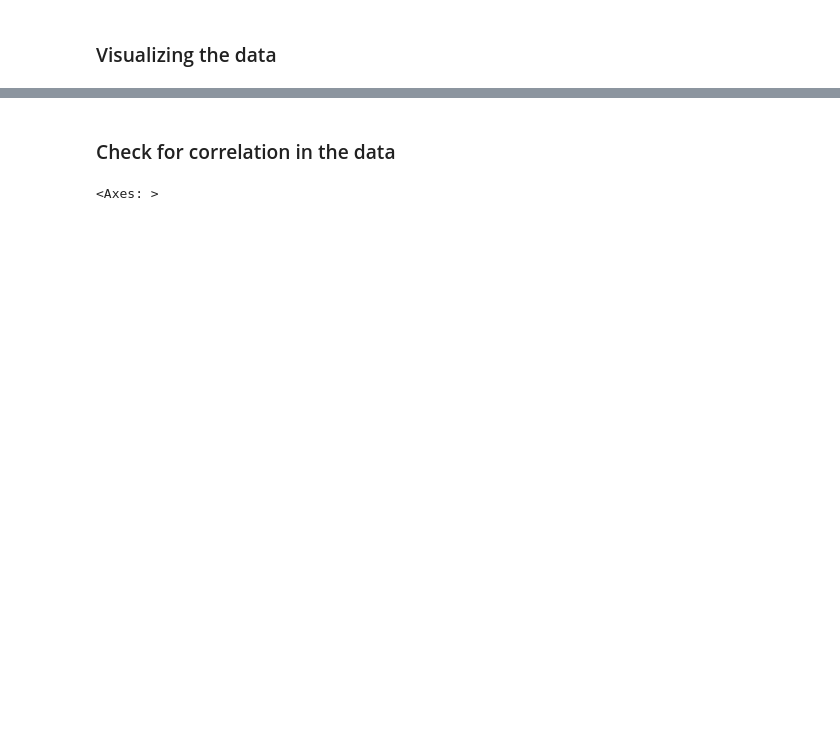
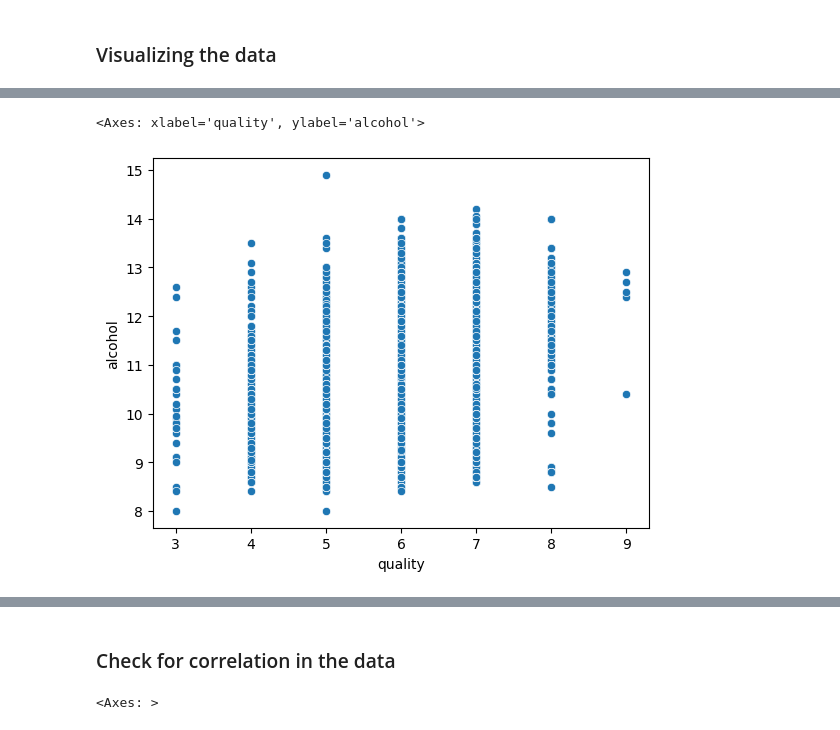
Before and after one commit to Luxchar/WineClassifier, a Jupyter notebook: notebooks/main.ipynb, the cells around one changed output, grey strips where cells are left out. Saved outputs shown, nothing was run; the diff lists cells and outputs as text; code cells hidden in the pictures; blank space fills up the shorter version.

```diff
--- a/notebooks/main.ipynb
+++ b/notebooks/main.ipynb
@@ -70,3 +63,10 @@ df['quality'].value_counts().sort_index().plot(kind='bar')
+# %%
+# scatterplot quality and alcohol
+
+sns.scatterplot(data=df, x="quality", y="alcohol")
+# %% [output]
+<Axes: xlabel='quality', ylabel='alcohol'>
+[figure, added]
 # %%
 # plot good vs bad wine
 
```
Also changed, not shown: parts of 11 cells of this notebook.
